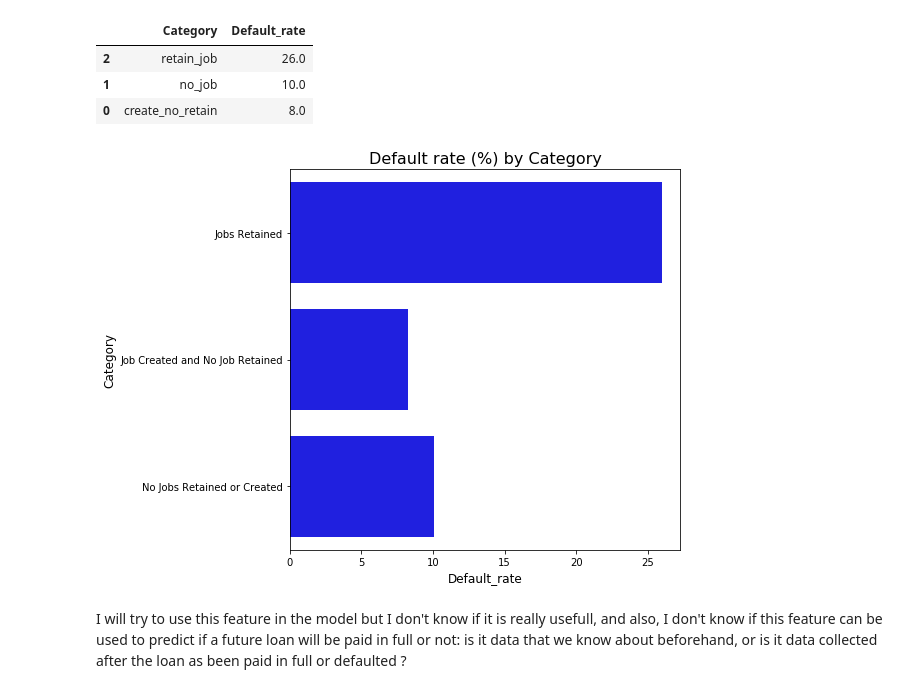
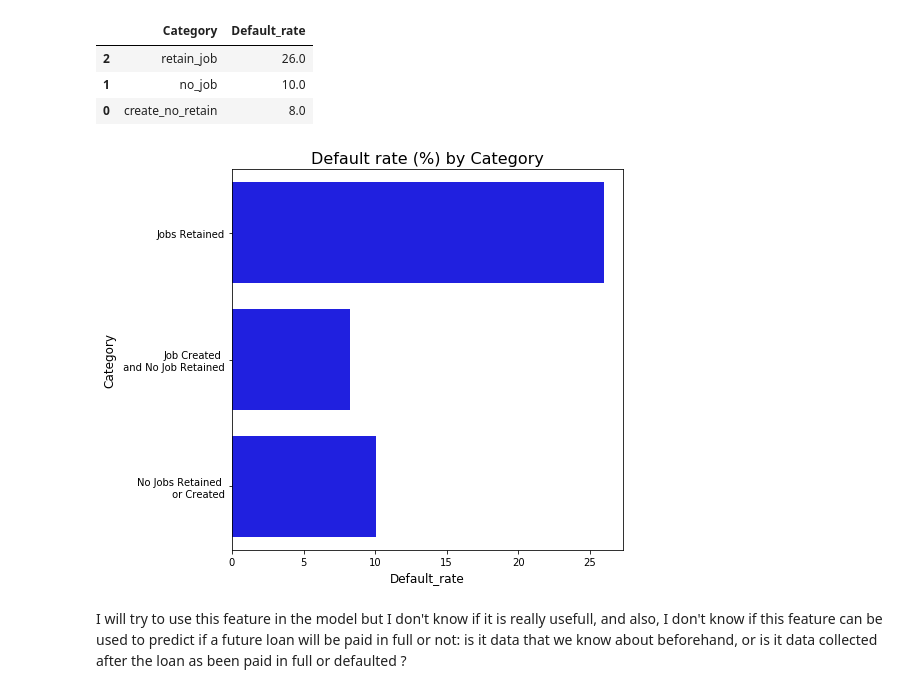
Before and after one commit to MarieLatt/Project_predict_loan, a Jupyter notebook: project.ipynb, the cells around one changed output. Saved outputs shown, nothing was run; the diff lists cells and outputs as text; code cells hidden in the pictures.

```diff
--- a/project.ipynb
+++ b/project.ipynb
@@ -1302,18 +1302,18 @@ round(jobs_df)
 # %%
 fig5, ax = plt.subplots(1,1,figsize=(7,7))
 
-xlabels=['Jobs Retained','Job Created and No Job Retained','No Jobs Retained or Created']
+xlabels=['Jobs Retained','Job Created \n and No Job Retained','No Jobs Retained \n or Created']
 sns.barplot(y='Category',x='Default_rate',data=jobs_df, color = 'blue',order=['retain_job','create_no_retain','no_job'],ax=ax)
 ax.title.set_text('Default rate (%) by Category')
 ax.title.set_size(16)
 plt.yticks([0,1,2],labels=xlabels)
 ax.xaxis.label.set_size(12)
 ax.yaxis.label.set_size(12)
 plt.savefig('images/jobs.svg', format='svg')
 plt.savefig('images/jobs.png', format='png')
 plt.show()
 # %% [output]
-[figure, old version]
+[figure, new version]
 # %%
 cols_to_drop.extend(['CreateJob','RetainedJob'])
 cols_for_dummies.append('retain_create')
```
Also changed, not shown: parts of 4 cells of this notebook, 6 other files.
